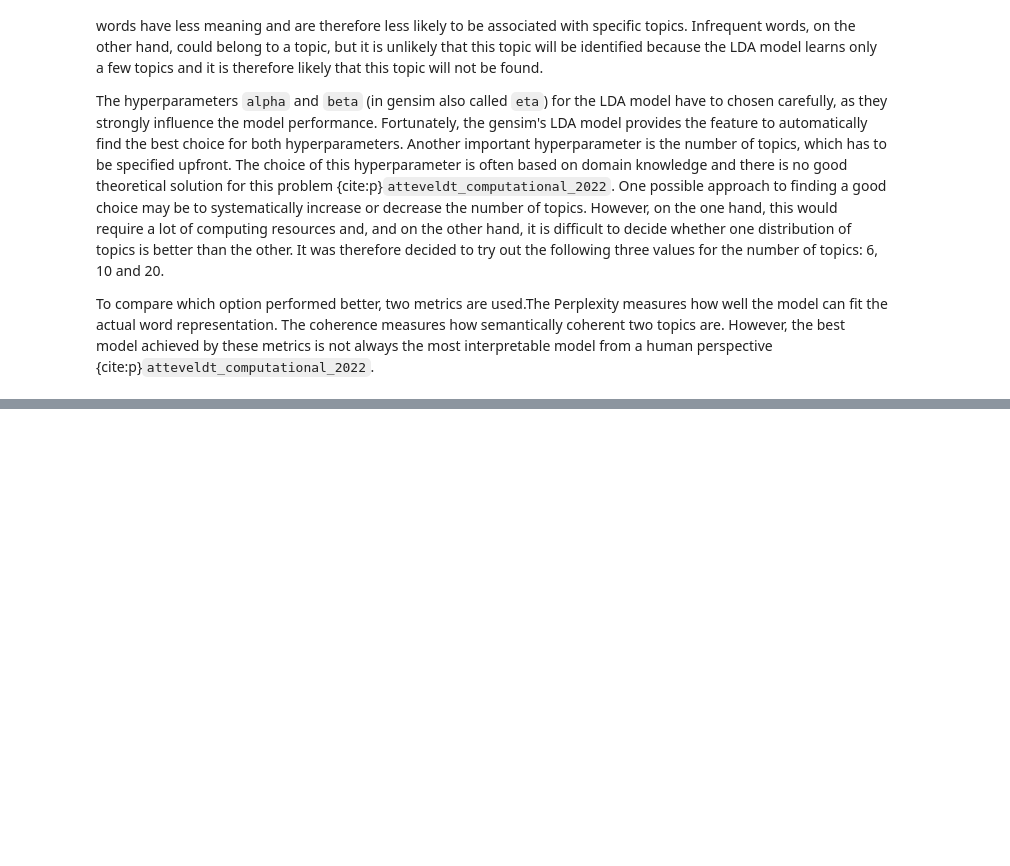
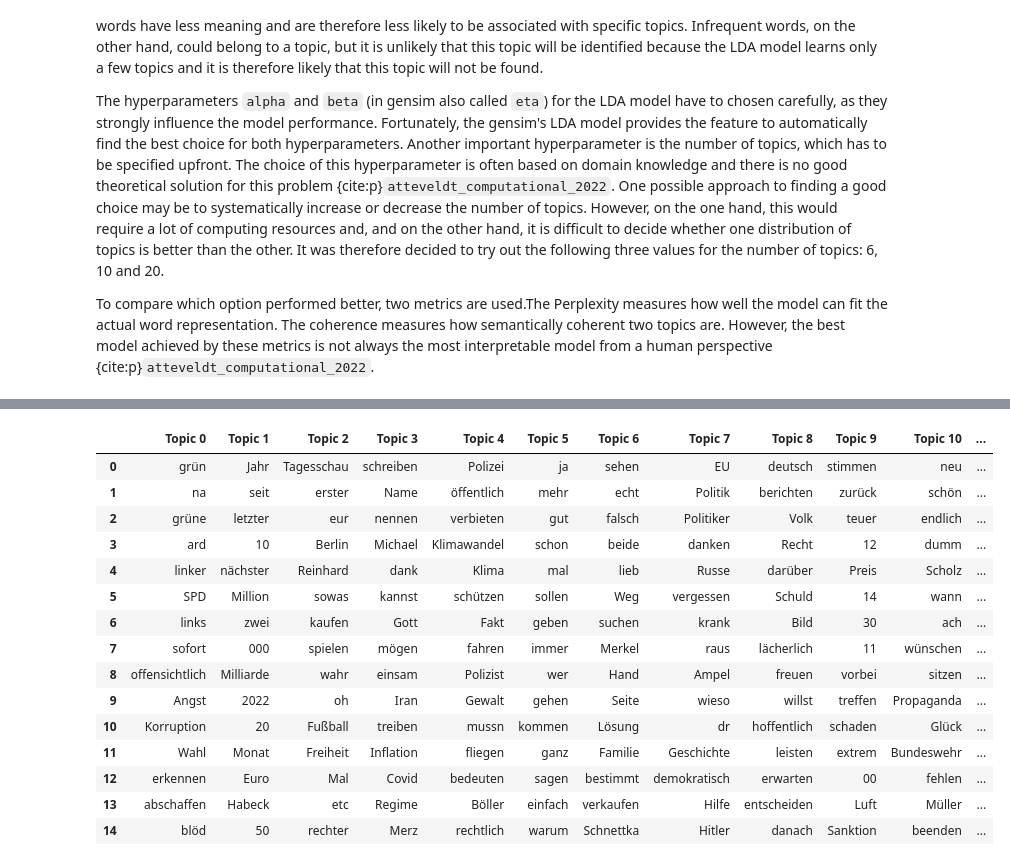
Before and after one commit to Niklas-23/ccs-tagesschau-comments, a Jupyter notebook: ccs-project/topic_model.ipynb, the cells around one changed output, grey strips where cells are left out. Saved outputs shown, nothing was run; the diff lists cells and outputs as text; code cells hidden in the pictures; blank space fills up the shorter version.

```diff
--- a/ccs-project/topic_model.ipynb
+++ b/ccs-project/topic_model.ipynb
@@ -158,4 +114,0 @@ Topic 19:
-# %%
-lda_model = gensim.models.ldamodel.LdaModel.load("lda_model_50.gensim")
-for index, topic in lda_model.show_topics(num_topics=20, num_words=10, formatted=False):
-        print(f"Topic {index}: \n{[word[0] for word in topic]}")
@@ -180,3 +184,23 @@ Topic 19:
+# %%
+lda_model = gensim.models.ldamodel.LdaModel.load("lda_models/lda_model_20.gensim")
+display(pd.DataFrame({f"Topic {n}":[word for (word,word_weight) in words] for (n, words) in lda_model.show_topics(formatted=False, num_topics=20, num_words=15)}))
+# %% [output]
+|  | Topic 0 | Topic 1 | Topic 2 | Topic 3 | Topic 4 | Topic 5 | Topic 6 | Topic 7 | Topic 8 | Topic 9 | Topic 10 | ... |
+| 0 | grün | Jahr | Tagesschau | schreiben | Polizei | ja | sehen | EU | deutsch | stimmen | neu | ... |
+| 1 | na | seit | erster | Name | öffentlich | mehr | echt | Politik | berichten | zurück | schön | ... |
+| 2 | grüne | letzter | eur | nennen | verbieten | gut | falsch | Politiker | Volk | teuer | endlich | ... |
+| 3 | ard | 10 | Berlin | Michael | Klimawandel | schon | beide | danken | Recht | 12 | dumm | ... |
+| 4 | linker | nächster | Reinhard | dank | Klima | mal | lieb | Russe | darüber | Preis | Scholz | ... |
+| 5 | SPD | Million | sowas | kannst | schützen | sollen | Weg | vergessen | Schuld | 14 | wann | ... |
+| 6 | links | zwei | kaufen | Gott | Fakt | geben | suchen | krank | Bild | 30 | ach | ... |
+| 7 | sofort | 000 | spielen | mögen | fahren | immer | Merkel | raus | lächerlich | 11 | wünschen | ... |
+| 8 | offensichtlich | Milliarde | wahr | einsam | Polizist | wer | Hand | Ampel | freuen | vorbei | sitzen | ... |
+| 9 | Angst | 2022 | oh | Iran | Gewalt | gehen | Seite | wieso | willst | treffen | Propaganda | ... |
+| 10 | Korruption | 20 | Fußball | treiben | mussn | kommen | Lösung | dr | hoffentlich | schaden | Glück | ... |
+| 11 | Wahl | Monat | Freiheit | Inflation | fliegen | ganz | Familie | Geschichte | leisten | extrem | Bundeswehr | ... |
+| 12 | erkennen | Euro | Mal | Covid | bedeuten | sagen | bestimmt | demokratisch | erwarten | 00 | fehlen | ... |
+| 13 | abschaffen | Habeck | etc | Regime | Böller | einfach | verkaufen | Hilfe | entscheiden | Luft | Müller | ... |
+| 14 | blöd | 50 | rechter | Merz | rechtlich | warum | Schnettka | Hitler | danach | Sanktion | beenden | ... |
 # %%
 from matplotlib import pyplot as plt
 from wordcloud import WordCloud
```
Also changed, not shown: parts of 15 cells of this notebook, 1 other file.
